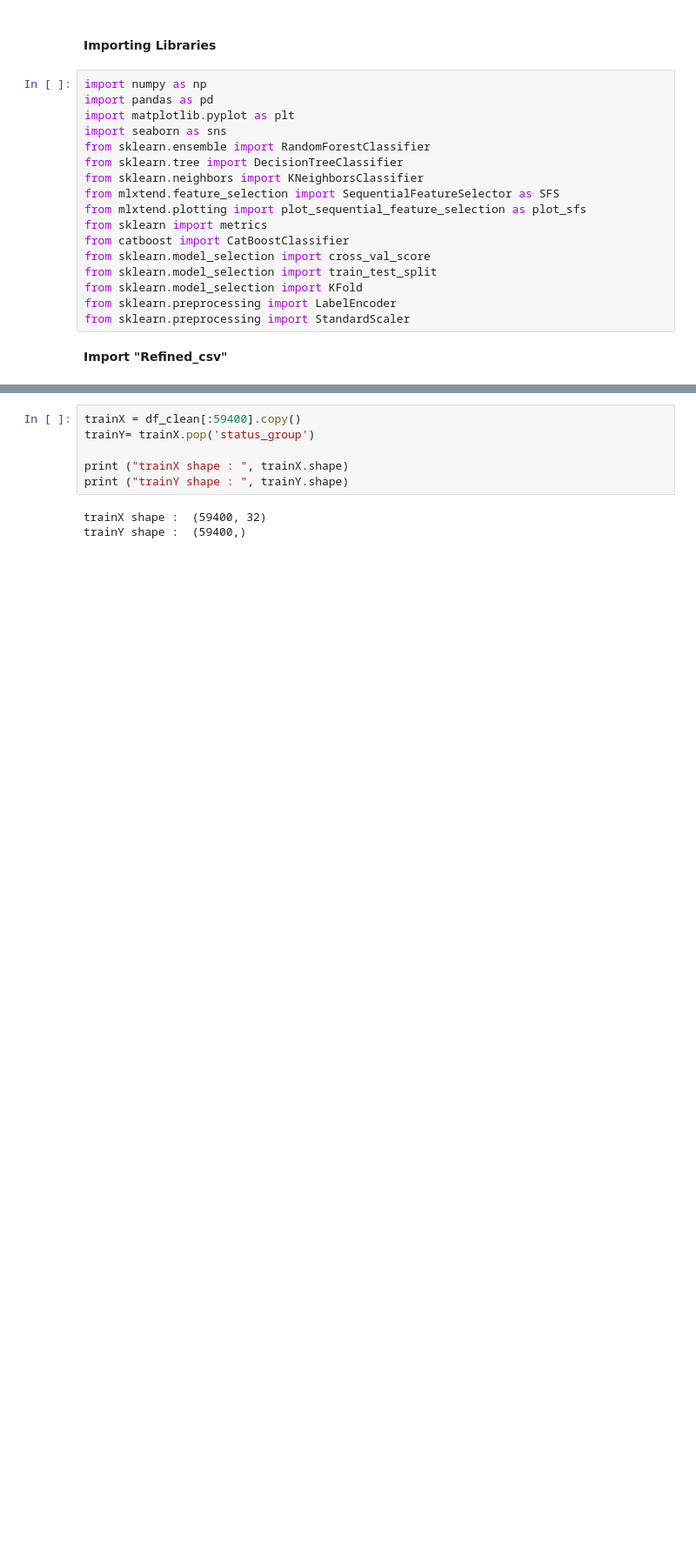
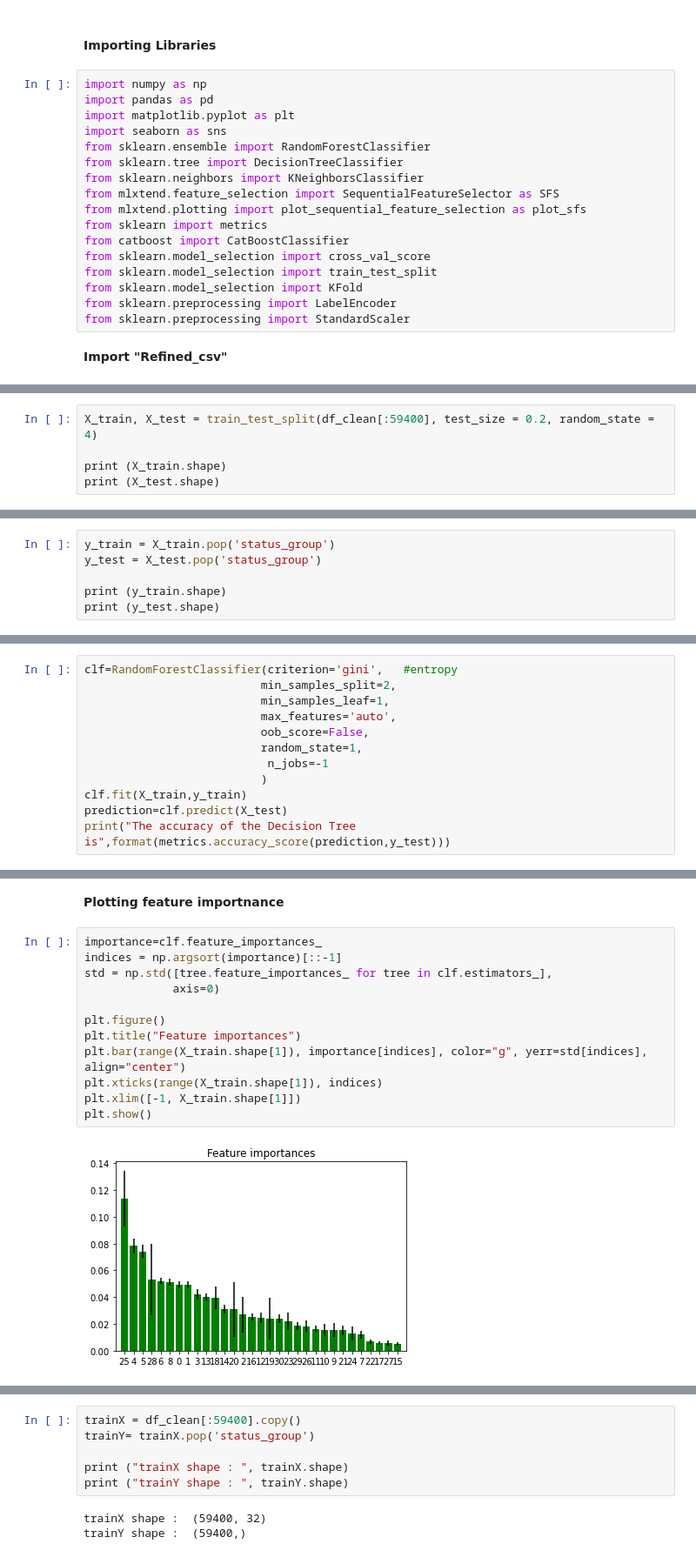
Before and after one commit to ishara28/ML-Project-Drivendata, a Jupyter notebook: FeatureSelection.ipynb, the cells around one changed output, grey strips where cells are left out. Shown: that part at 87% size. Saved outputs shown, nothing was run; the diff lists cells and outputs as text; blank space fills up the shorter version.

```diff
--- a/FeatureSelection.ipynb
+++ b/FeatureSelection.ipynb
@@ -24,0 +35,5 @@ df_clean.head()
+# %%
+X_train, X_test = train_test_split(df_clean[:59400], test_size = 0.2, random_state = 4)
+
+print (X_train.shape)
+print (X_test.shape)
@@ -24,0 +43,6 @@ df_clean.head()
+# %%
+y_train = X_train.pop('status_group')
+y_test = X_test.pop('status_group')
+
+print (y_train.shape)
+print (y_test.shape)
@@ -24,0 +52,12 @@ df_clean.head()
+# %%
+clf=RandomForestClassifier(criterion='gini',   #entropy
+                          min_samples_split=2,
+                          min_samples_leaf=1,
+                          max_features='auto',
+                          oob_score=False,
+                          random_state=1,
+                           n_jobs=-1
+                          )
+clf.fit(X_train,y_train)
+prediction=clf.predict(X_test)
+print("The accuracy of the Decision Tree is",format(metrics.accuracy_score(prediction,y_test)))
@@ -24,0 +88,16 @@ df_clean.head()
+# %% [markdown]
+**Plotting feature importnance**
+# %%
+importance=clf.feature_importances_
+indices = np.argsort(importance)[::-1]
+std = np.std([tree.feature_importances_ for tree in clf.estimators_],
+             axis=0)
+
+plt.figure()
+plt.title("Feature importances")
+plt.bar(range(X_train.shape[1]), importance[indices], color="g", yerr=std[indices], align="center")
+plt.xticks(range(X_train.shape[1]), indices)
+plt.xlim([-1, X_train.shape[1]])
+plt.show()
+# %% [output]
+[figure, added]
```
Also changed, not shown: parts of 7 cells of this notebook.
